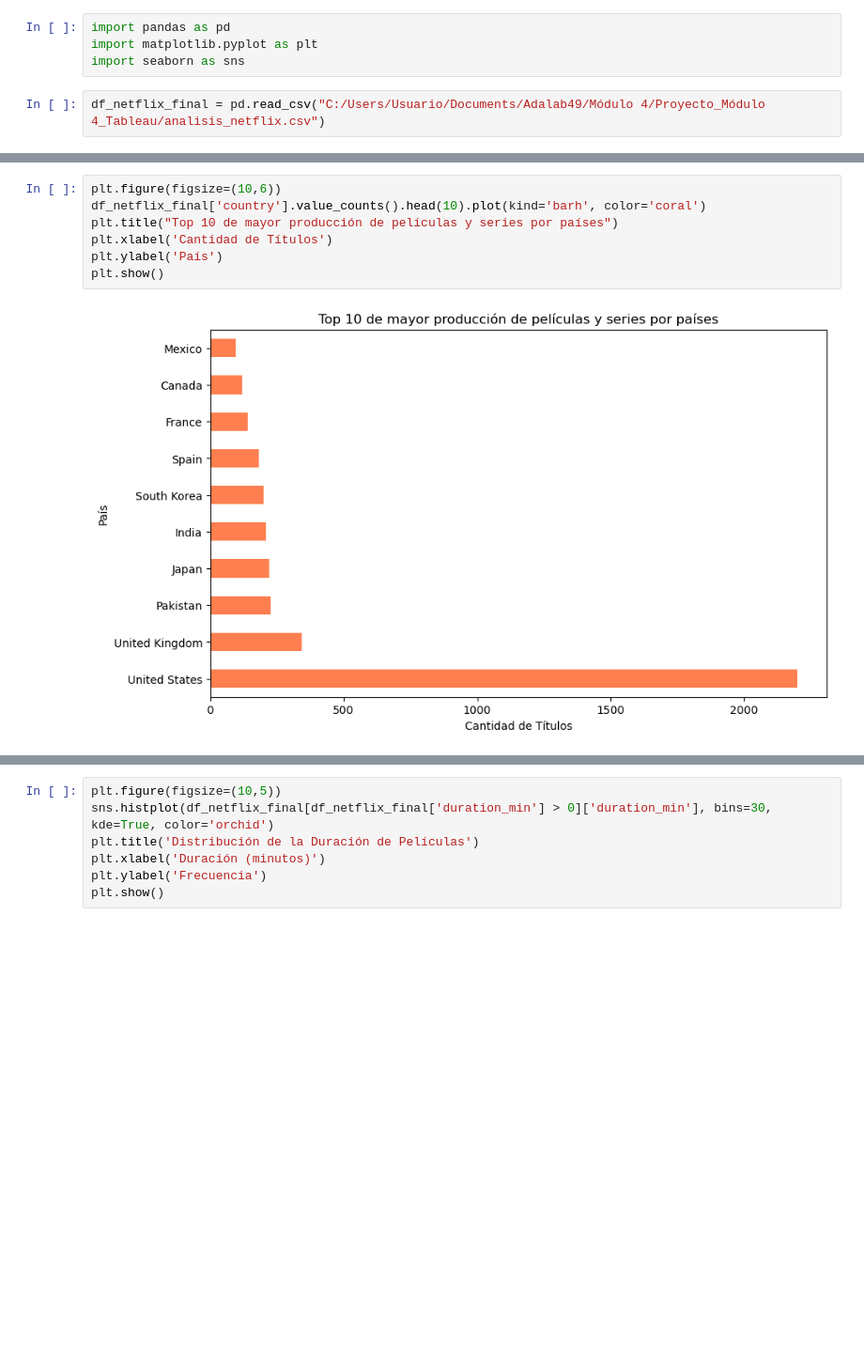
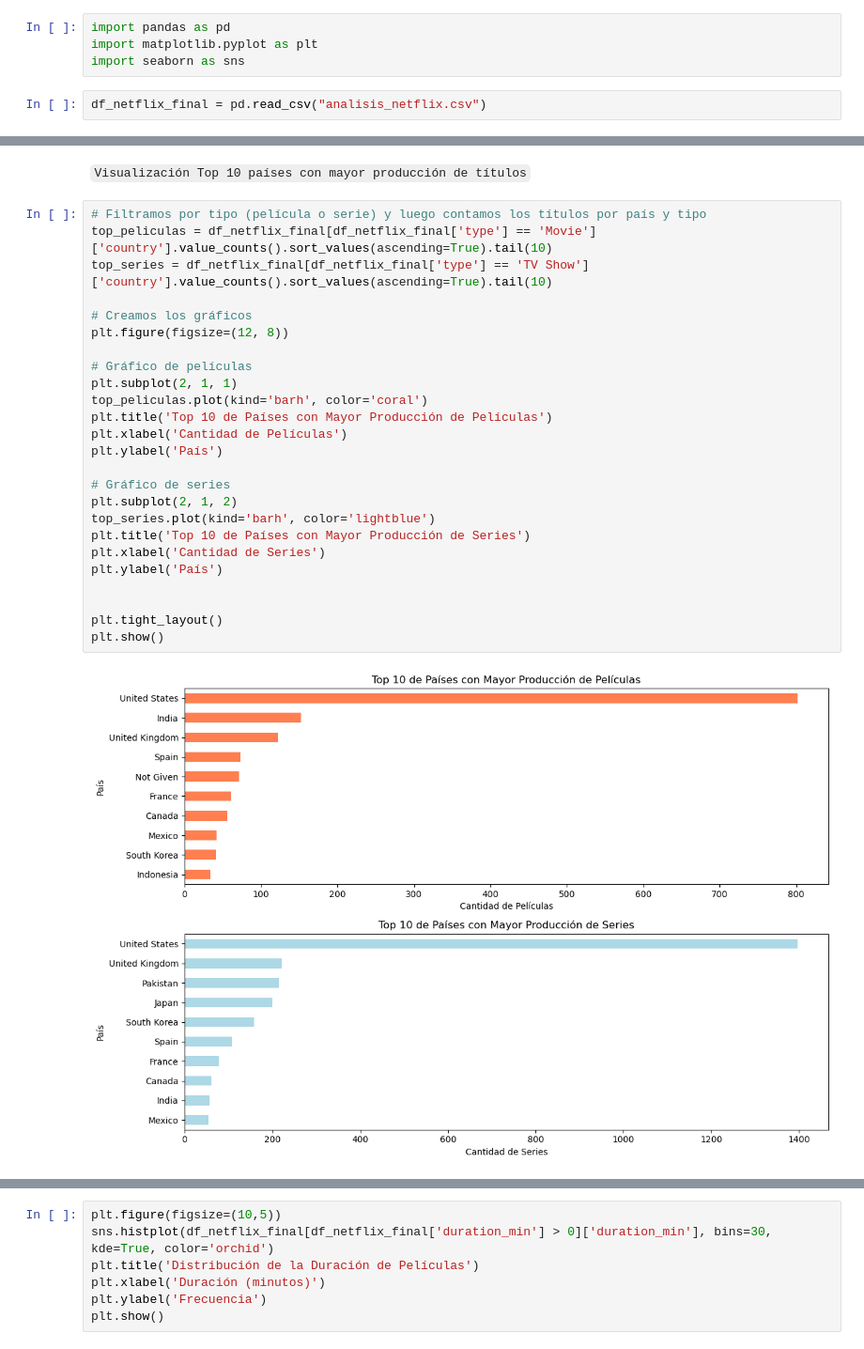
Before and after one commit to Maleni86/Modulo-4_Proyecto-Tableau_Maria_Maleni, a Jupyter notebook: Visualizaciones_Netflix.ipynb, the cells around one changed output, grey strips where cells are left out. Shown: that part at 94% size. Drawn from its saved outputs; the diff is of its cells as text; blank space fills up the shorter version.

Commit message:
limpio visualizaciones

```diff
--- a/Visualizaciones_Netflix.ipynb
+++ b/Visualizaciones_Netflix.ipynb
@@ -3,7 +3,7 @@ import pandas as pd
 import matplotlib.pyplot as plt
 import seaborn as sns
 # %%
-df_netflix_final = pd.read_csv("C:/Users/Usuario/Documents/Adalab49/Módulo 4/Proyecto_Módulo 4_Tableau/analisis_netflix.csv")
+df_netflix_final = pd.read_csv("analisis_netflix.csv")
 # %%
 df_netflix_final.sample(10)
 # %% [output]
@@ -43,9 +136,29 @@ plt.show()
+# %% [markdown]
+``Visualización Top 10 países con mayor producción de títulos``
 # %%
-plt.figure(figsize=(10,6))
-df_netflix_final['country'].value_counts().head(10).plot(kind='barh', color='coral')
-plt.title("Top 10 de mayor producción de películas y series por países")
-plt.xlabel('Cantidad de Títulos')
+# Filtramos por tipo (película o serie) y luego contamos los títulos por país y tipo
+top_peliculas = df_netflix_final[df_netflix_final['type'] == 'Movie']['country'].value_counts().sort_values(ascending=True).tail(10)
+top_series = df_netflix_final[df_netflix_final['type'] == 'TV Show']['country'].value_counts().sort_values(ascending=True).tail(10)
+
+# Creamos los gráficos
+plt.figure(figsize=(12, 8))
+
+# Gráfico de películas
+plt.subplot(2, 1, 1)
+top_peliculas.plot(kind='barh', color='coral')
+plt.title('Top 10 de Países con Mayor Producción de Películas')
+plt.xlabel('Cantidad de Películas')
 plt.ylabel('País')
+
+# Gráfico de series
+plt.subplot(2, 1, 2)
+top_series.plot(kind='barh', color='lightblue')
+plt.title('Top 10 de Países con Mayor Producción de Series')
+plt.xlabel('Cantidad de Series')
+plt.ylabel('País')
+
+
+plt.tight_layout()
 plt.show()
 # %% [output]
-[figure, old version]
+[figure, new version]
```
Also changed, not shown: parts of 18 cells of this notebook.
